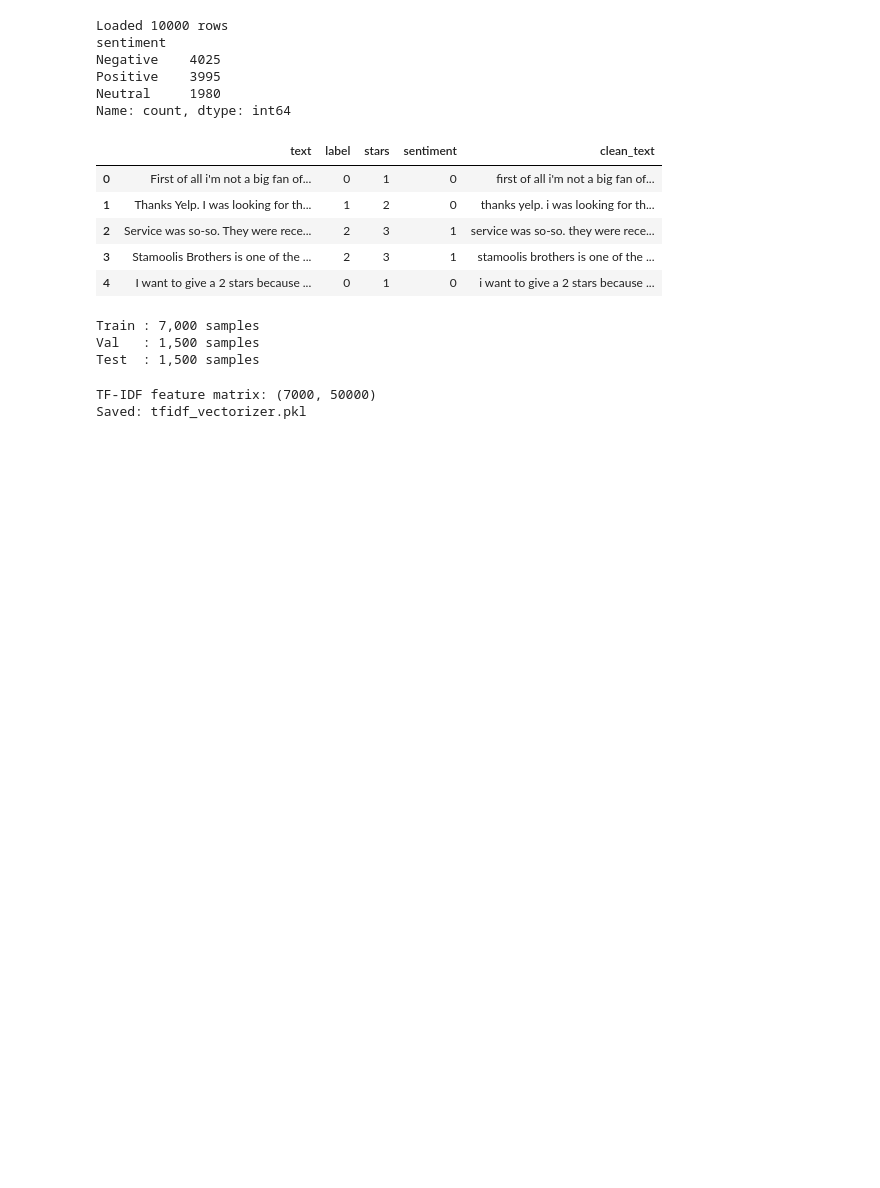
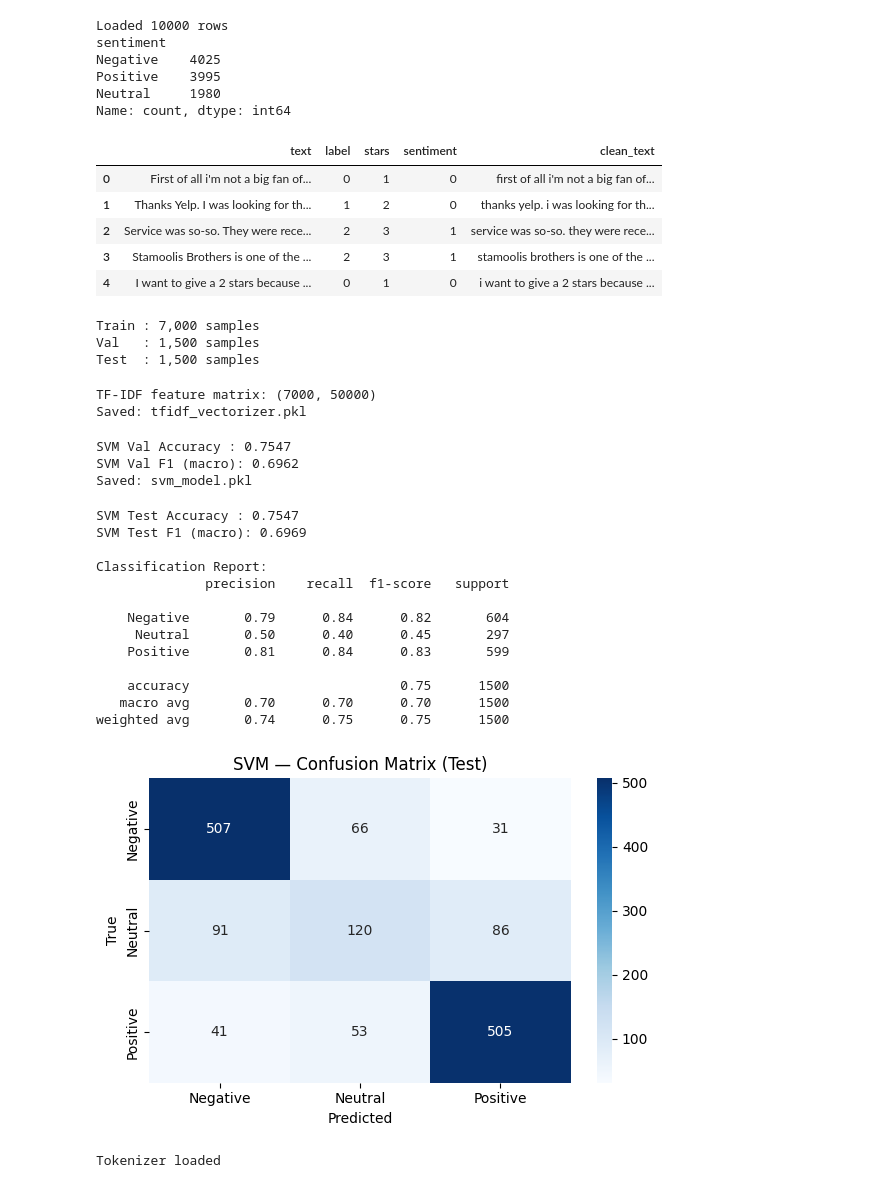
Before and after one commit to lubabasadiyanp/sentimental-analysis-of-product-review, a Jupyter notebook: Data Understanding & preprocessing.ipynb, the cells around one changed output. Saved outputs shown, nothing was run; the diff lists cells and outputs as text; code cells hidden in the pictures; blank space fills up the shorter version.

```diff
--- a/Data Understanding & preprocessing.ipynb
+++ b/Data Understanding & preprocessing.ipynb
@@ -210,3 +208,62 @@ print("Saved: tfidf_vectorizer.pkl")
 # %% [output]
 TF-IDF feature matrix: (7000, 50000)
 Saved: tfidf_vectorizer.pkl
+# %%
+svm_model = LinearSVC(
+    C=1.0,
+    max_iter=2000,
+    class_weight='balanced',
+    random_state=42
+)
+svm_model.fit(X_train_tfidf, y_train)
+
+# Validation
+val_preds = svm_model.predict(X_val_tfidf)
+print(f"SVM Val Accuracy : {accuracy_score(y_val, val_preds):.4f}")
+print(f"SVM Val F1 (macro): {f1_score(y_val, val_preds, average='macro'):.4f}")
+
+with open('svm_model.pkl', 'wb') as f:
+    pickle.dump(svm_model, f)
+print("Saved: svm_model.pkl")
+# %% [output]
+SVM Val Accuracy : 0.7547
+SVM Val F1 (macro): 0.6962
+Saved: svm_model.pkl
+# %%
+# Test evaluation
+test_preds_svm = svm_model.predict(X_test_tfidf)
+print(f"SVM Test Accuracy : {accuracy_score(y_test, test_preds_svm):.4f}")
+print(f"SVM Test F1 (macro): {f1_score(y_test, test_preds_svm, average='macro'):.4f}")
+print("\nClassification Report:")
+print(classification_report(y_test, test_preds_svm, target_names=label_names))
+
+cm_svm = confusion_matrix(y_test, test_preds_svm)
+plt.figure(figsize=(6, 4))
+sns.heatmap(cm_svm, annot=True, fmt='d', cmap='Blues',
+            xticklabels=label_names, yticklabels=label_names)
+plt.title('SVM — Confusion Matrix (Test)')
+plt.ylabel('True'); plt.xlabel('Predicted')
+plt.tight_layout(); plt.show()
+# %% [output]
+SVM Test Accuracy : 0.7547
+SVM Test F1 (macro): 0.6969
+
+Classification Report:
+              precision    recall  f1-score   support
+
+    Negative       0.79      0.84      0.82       604
+     Neutral       0.50      0.40      0.45       297
+    Positive       0.81      0.84      0.83       599
+
+    accuracy                           0.75      1500
+   macro avg       0.70      0.70      0.70      1500
+weighted avg       0.74      0.75      0.75      1500
+[figure, added]
+# %%
+MODEL_NAME = 'distilbert-base-uncased'
+MAX_LEN    = 128
+
+tokenizer = DistilBertTokenizerFast.from_pretrained(MODEL_NAME)
+print("Tokenizer loaded")
+# %% [output]
+Tokenizer loaded
```
Also changed, not shown: parts of 8 cells of this notebook.
